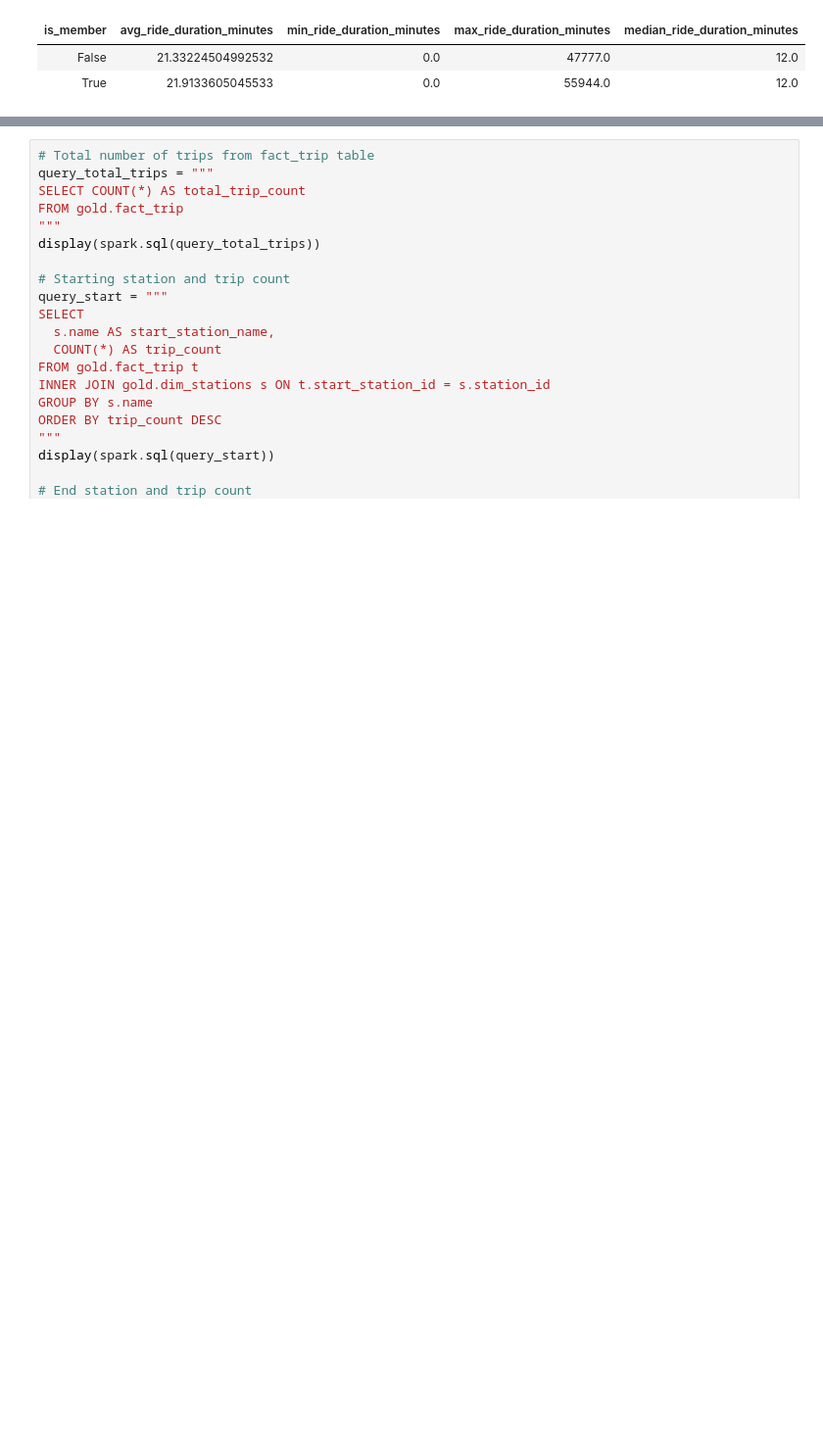
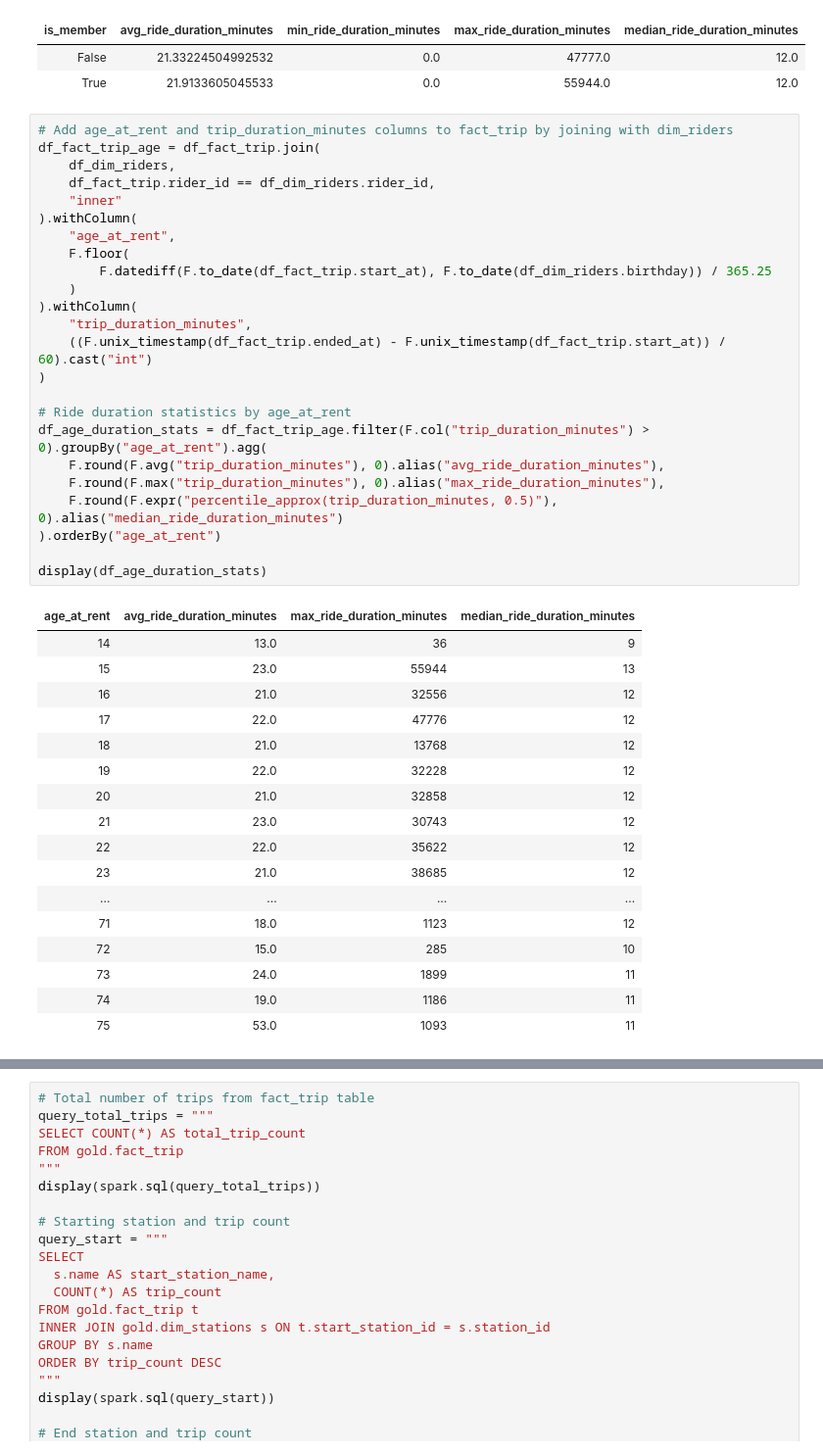
Before and after one commit to aerwemi/rideShare, a Jupyter notebook: transform and explore.ipynb, the cells around one changed output, grey strips where cells are left out. Shown at 98% size. Cells and saved outputs as stored; diff of their text form; blank space fills up the shorter version.

```diff
--- a/transform and explore.ipynb
+++ b/transform and explore.ipynb
@@ -269,5 +264,47 @@ ORDER BY r.is_member
 | is_member | avg_ride_duration_minutes | min_ride_duration_minutes | max_ride_duration_minutes | median_ride_duration_minutes |
 | False | 21.33224504992532 | 0.0 | 47777.0 | 12.0 |
 | True | 21.9133605045533 | 0.0 | 55944.0 | 12.0 |
+# %%
+# Add age_at_rent and trip_duration_minutes columns to fact_trip by joining with dim_riders
+df_fact_trip_age = df_fact_trip.join(
+    df_dim_riders,
+    df_fact_trip.rider_id == df_dim_riders.rider_id,
+    "inner"
+).withColumn(
+    "age_at_rent",
+    F.floor(
+        F.datediff(F.to_date(df_fact_trip.start_at), F.to_date(df_dim_riders.birthday)) / 365.25
+    )
+).withColumn(
+    "trip_duration_minutes",
+    ((F.unix_timestamp(df_fact_trip.ended_at) - F.unix_timestamp(df_fact_trip.start_at)) / 60).cast("int")
+)
+
+# Ride duration statistics by age_at_rent
+df_age_duration_stats = df_fact_trip_age.filter(F.col("trip_duration_minutes") > 0).groupBy("age_at_rent").agg(
+    F.round(F.avg("trip_duration_minutes"), 0).alias("avg_ride_duration_minutes"),
+    F.round(F.max("trip_duration_minutes"), 0).alias("max_ride_duration_minutes"),
+    F.round(F.expr("percentile_approx(trip_duration_minutes, 0.5)"), 0).alias("median_ride_duration_minutes")
+).orderBy("age_at_rent")
+
+display(df_age_duration_stats)
+# %% [output]
+| age_at_rent | avg_ride_duration_minutes | max_ride_duration_minutes | median_ride_duration_minutes |
+| 14 | 13.0 | 36 | 9 |
+| 15 | 23.0 | 55944 | 13 |
+| 16 | 21.0 | 32556 | 12 |
+| 17 | 22.0 | 47776 | 12 |
+| 18 | 21.0 | 13768 | 12 |
+| 19 | 22.0 | 32228 | 12 |
+| 20 | 21.0 | 32858 | 12 |
+| 21 | 23.0 | 30743 | 12 |
+| 22 | 22.0 | 35622 | 12 |
+| 23 | 21.0 | 38685 | 12 |
+| ... | ... | ... | ... |
+| 71 | 18.0 | 1123 | 12 |
+| 72 | 15.0 | 285 | 10 |
+| 73 | 24.0 | 1899 | 11 |
+| 74 | 19.0 | 1186 | 11 |
+| 75 | 53.0 | 1093 | 11 |
 # %%
 # Ride duration statistics by rider age (in years) since start date of rent - aka age at the renting day of the trip
```
Also changed, not shown: parts of 3 cells of this notebook.
